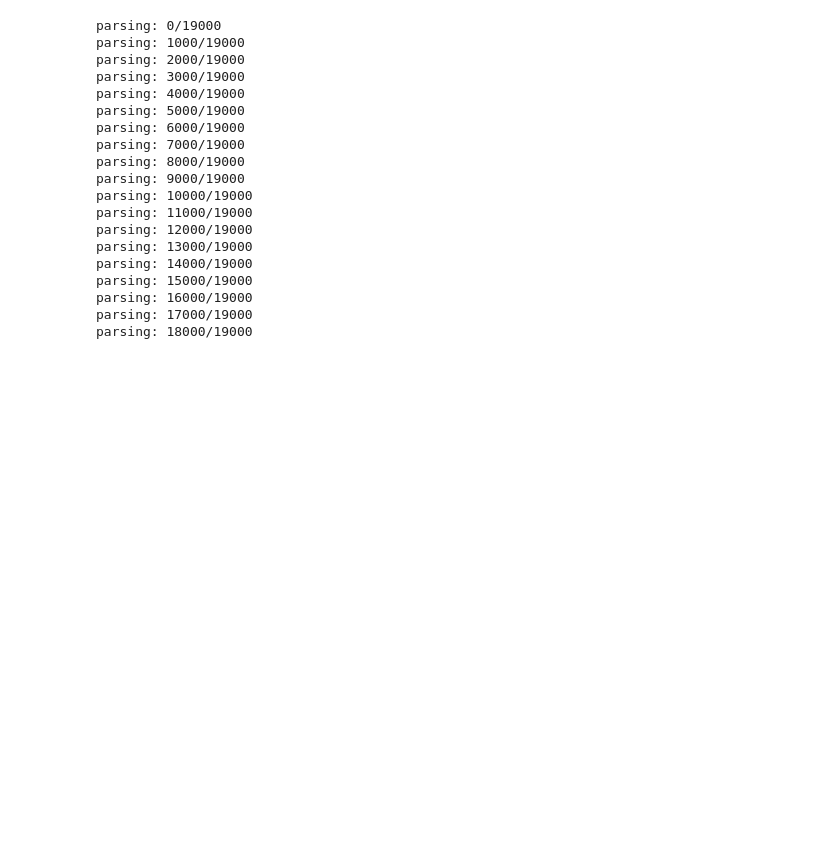
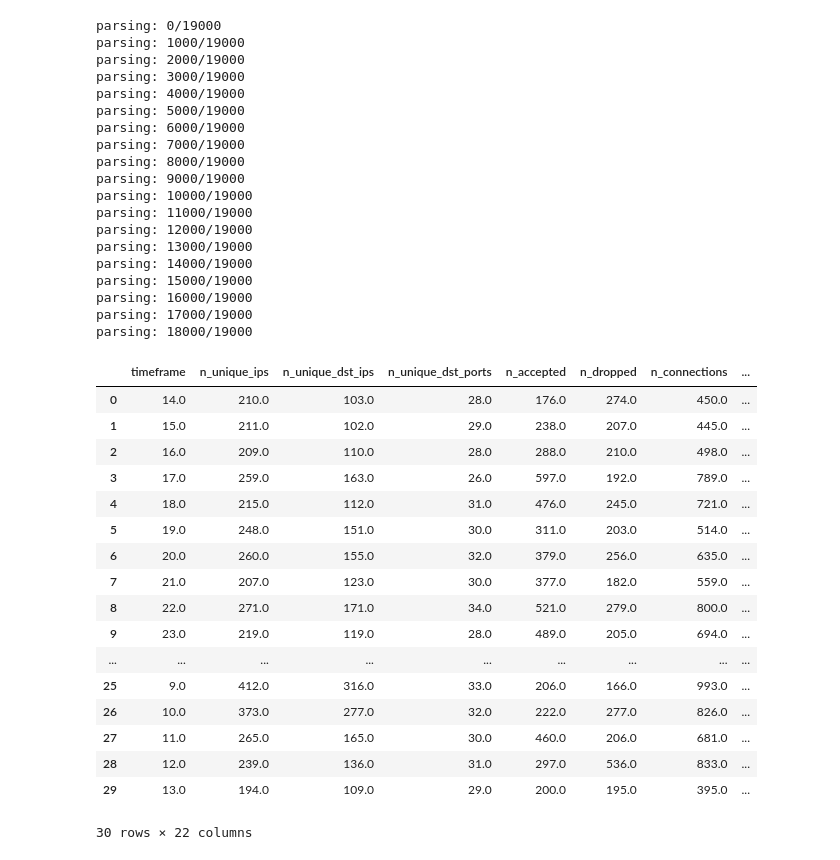
Before and after one commit to ajdinre/dipl, a Jupyter notebook: model_comparison.ipynb, the cells around one changed output. Saved outputs shown, nothing was run; the diff lists cells and outputs as text; code cells hidden in the pictures; blank space fills up the shorter version.

```diff
--- a/model_comparison.ipynb
+++ b/model_comparison.ipynb
@@ -20,7 +22,7 @@ device = torch.device("cuda" if torch.cuda.is_available() else "cpu")
 # %%
 # dataset stuff
 
-TRAFFIC_FILE = "./data2/hops_12_nmap1_250000.csv"
+TRAFFIC_FILE = "./data2/hops_12_nmap1_20000.csv"
 
 dataset = GraphDataset(TRAFFIC_FILE)
 
@@ -55,6 +57,27 @@ parsing: 15000/19000
 parsing: 16000/19000
 parsing: 17000/19000
 parsing: 18000/19000
+# %%
+dataset.features_df
+# %% [output]
+|  | timeframe | n_unique_ips | n_unique_dst_ips | n_unique_dst_ports | n_accepted | n_dropped | n_connections | ... |
+| 0 | 14.0 | 210.0 | 103.0 | 28.0 | 176.0 | 274.0 | 450.0 | ... |
+| 1 | 15.0 | 211.0 | 102.0 | 29.0 | 238.0 | 207.0 | 445.0 | ... |
+| 2 | 16.0 | 209.0 | 110.0 | 28.0 | 288.0 | 210.0 | 498.0 | ... |
+| 3 | 17.0 | 259.0 | 163.0 | 26.0 | 597.0 | 192.0 | 789.0 | ... |
+| 4 | 18.0 | 215.0 | 112.0 | 31.0 | 476.0 | 245.0 | 721.0 | ... |
+| 5 | 19.0 | 248.0 | 151.0 | 30.0 | 311.0 | 203.0 | 514.0 | ... |
+| 6 | 20.0 | 260.0 | 155.0 | 32.0 | 379.0 | 256.0 | 635.0 | ... |
+| 7 | 21.0 | 207.0 | 123.0 | 30.0 | 377.0 | 182.0 | 559.0 | ... |
+| 8 | 22.0 | 271.0 | 171.0 | 34.0 | 521.0 | 279.0 | 800.0 | ... |
+| 9 | 23.0 | 219.0 | 119.0 | 28.0 | 489.0 | 205.0 | 694.0 | ... |
+| ... | ... | ... | ... | ... | ... | ... | ... | ... |
+| 25 | 9.0 | 412.0 | 316.0 | 33.0 | 206.0 | 166.0 | 993.0 | ... |
+| 26 | 10.0 | 373.0 | 277.0 | 32.0 | 222.0 | 277.0 | 826.0 | ... |
+| 27 | 11.0 | 265.0 | 165.0 | 30.0 | 460.0 | 206.0 | 681.0 | ... |
+| 28 | 12.0 | 239.0 | 136.0 | 31.0 | 297.0 | 536.0 | 833.0 | ... |
+| 29 | 13.0 | 194.0 | 109.0 | 29.0 | 200.0 | 195.0 | 395.0 | ... |
+30 rows × 22 columns
 # %%
 models = [
     ReLUFeedForwardNN,
```
Also changed, not shown: parts of 2 cells of this notebook, 2 other files.
